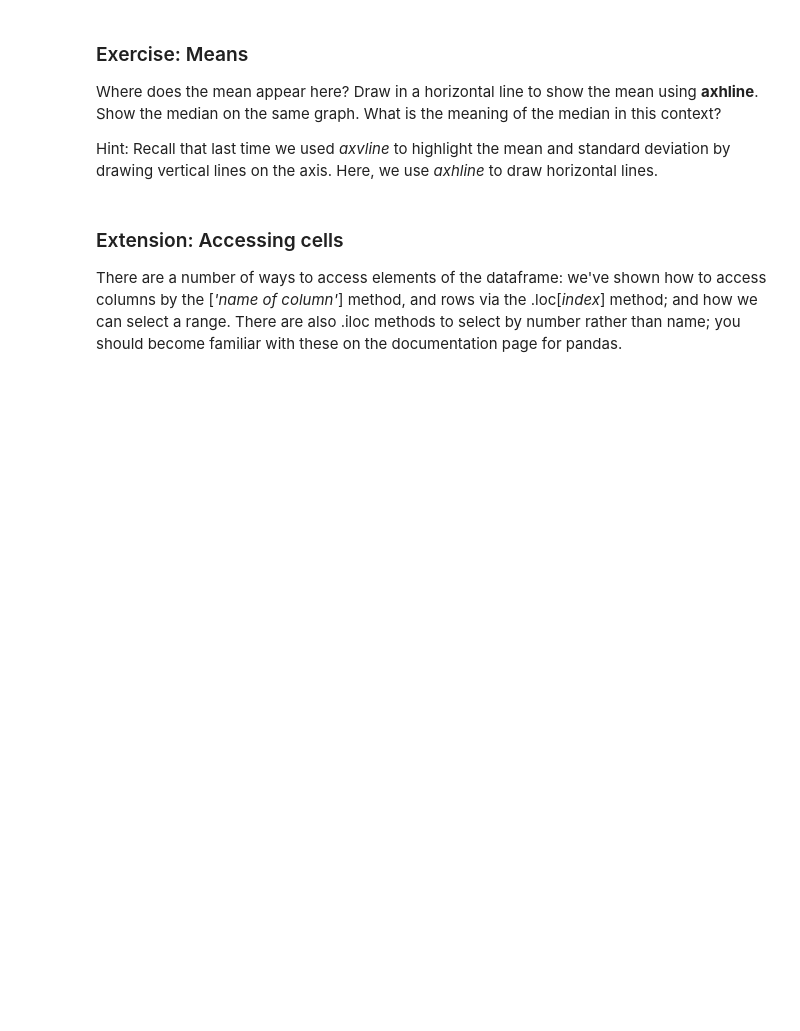
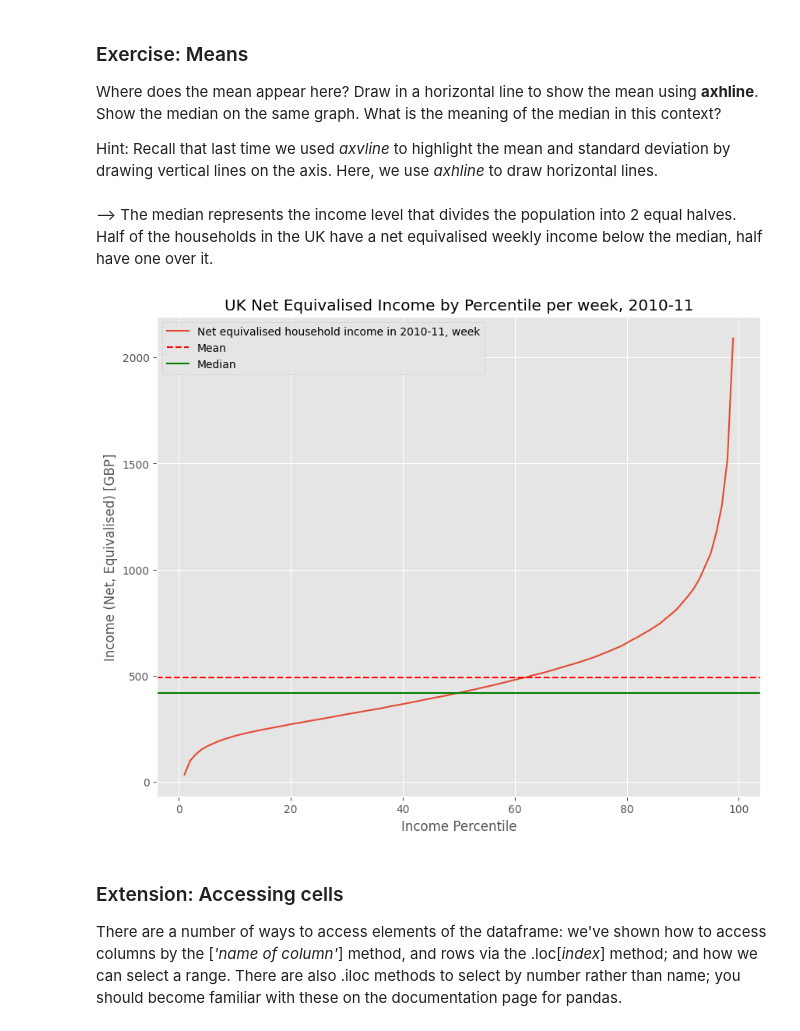
Before and after one commit to laramcwilliam/QM2, a Jupyter notebook: notebooks/W02. Pandas.ipynb, the cells around one changed output. Saved outputs shown, nothing was run; the diff lists cells and outputs as text; code cells hidden in the pictures; blank space fills up the shorter version.

```diff
--- a/notebooks/W02. Pandas.ipynb
+++ b/notebooks/W02. Pandas.ipynb
@@ -216,3 +213,18 @@ import matplotlib.pyplot as plt
+# %% [markdown]
+--> The median represents the income level that divides the population into 2 equal halves. Half of the households in the UK have a net equivalised weekly income below the median, half have one over it.
+# %%
+mean_income = income['Net equivalised household income in 2010-11, week'].mean()
+median_income = income['Net equivalised household income in 2010-11, week'].median()
+income['Net equivalised household income in 2010-11, week'].plot()
+plt.title('UK Net Equivalised Income by Percentile per week, 2010-11')
+plt.xlabel('Income Percentile')
+plt.ylabel('Income (Net, Equivalised) [GBP]')
+plt.axhline(mean_income, color='r', linestyle='--', label='Mean')
+plt.axhline(median_income, color='g', linestyle='-', label='Median')
+plt.legend()
+plt.show()
+# %% [output]
+[figure, added]
 # %% [markdown]
 ### Extension: Accessing cells
 
```
Also changed, not shown: parts of 3 cells of this notebook.
